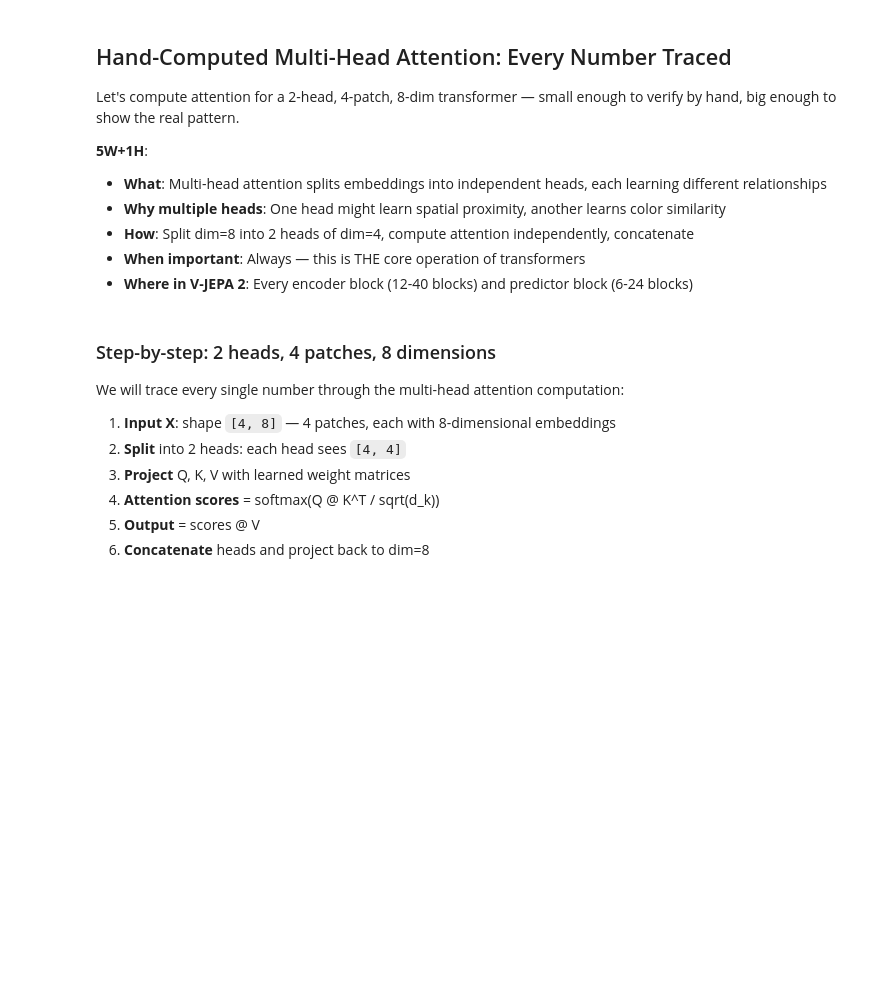
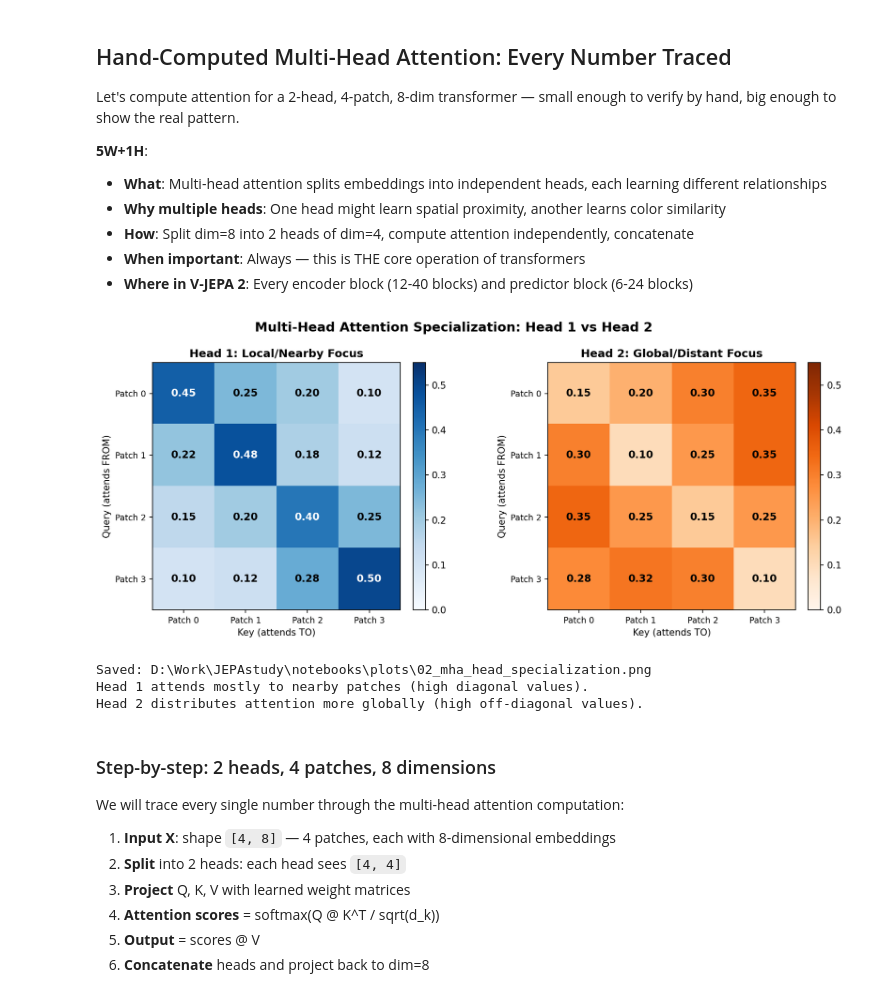
Before and after one commit to JeffrinSam/JEPAstudy, a Jupyter notebook: notebooks/02_VJEPA2_Architecture.ipynb, the cells around one changed output. Cells and saved outputs as stored; diff of their text form; code cells hidden in the pictures; blank space fills up the shorter version.

```diff
--- a/notebooks/02_VJEPA2_Architecture.ipynb
+++ b/notebooks/02_VJEPA2_Architecture.ipynb
@@ -3131,6 +3208,74 @@ Let's compute attention for a 2-head, 4-patch, 8-dim transformer — small enoug
 - **How**: Split dim=8 into 2 heads of dim=4, compute attention independently, concatenate
 - **When important**: Always — this is THE core operation of transformers
 - **Where in V-JEPA 2**: Every encoder block (12-40 blocks) and predictor block (6-24 blocks)
+# %%
+import os
+import numpy as np
+import matplotlib
+matplotlib.use("Agg")
+import matplotlib.pyplot as plt
+
+_plots_dir = os.path.join(os.getcwd(), 'plots')
+os.makedirs(_plots_dir, exist_ok=True)
+
+np.random.seed(0)
+
+# Simulate 2-head attention for 4 patches (as in hand-computed example)
+# Head 1: focuses on local/nearby patches (diagonal-heavy)
+attn_head1 = np.array([
+    [0.45, 0.25, 0.20, 0.10],
+    [0.22, 0.48, 0.18, 0.12],
+    [0.15, 0.20, 0.40, 0.25],
+    [0.10, 0.12, 0.28, 0.50],
+])
+
+# Head 2: focuses on global/distant patches (off-diagonal)
+attn_head2 = np.array([
+    [0.15, 0.20, 0.30, 0.35],
+    [0.30, 0.10, 0.25, 0.35],
+    [0.35, 0.25, 0.15, 0.25],
+    [0.28, 0.32, 0.30, 0.10],
+])
+
+fig, axes = plt.subplots(1, 2, figsize=(12, 5))
+fig.suptitle("Multi-Head Attention Specialization: Head 1 vs Head 2", fontsize=14, fontweight='bold')
+
+patch_labels = ['Patch 0', 'Patch 1', 'Patch 2', 'Patch 3']
+
+for ax, attn, title, cmap in zip(axes, [attn_head1, attn_head2],
+                                  ['Head 1: Local/Nearby Focus', 'Head 2: Global/Distant Focus'],
+                                  ['Blues', 'Oranges']):
+    im = ax.imshow(attn, cmap=cmap, vmin=0, vmax=0.55, aspect='equal')
+    ax.set_title(title, fontsize=12, fontweight='bold')
+    ax.set_xticks(range(4))
+    ax.set_yticks(range(4))
+    ax.set_xticklabels(patch_labels, fontsize=9)
+    ax.set_yticklabels(patch_labels, fontsize=9)
+    ax.set_xlabel("Key (attends TO)", fontsize=10)
+    ax.set_ylabel("Query (attends FROM)", fontsize=10)
+    # Annotate values
+    for i in range(4):
+        for j in range(4):
+            ax.text(j, i, f'{attn[i,j]:.2f}', ha='center', va='center',
+                    fontsize=11, fontweight='bold',
+                    color='white' if attn[i,j] > 0.35 else 'black')
+    plt.colorbar(im, ax=ax, fraction=0.046, pad=0.04)
+
+plt.tight_layout()
+save_path = os.path.join(_plots_dir, '02_mha_head_specialization.png')
+plt.savefig(save_path, dpi=150, bbox_inches='tight')
+plt.close()
+
+from IPython.display import Image as IPImage, display
+display(IPImage(filename=save_path))
+print(f"Saved: {save_path}")
+print("Head 1 attends mostly to nearby patches (high diagonal values).")
+print("Head 2 distributes attention more globally (high off-diagonal values).")
+# %% [output]
+[figure, added]
+Saved: D:\Work\JEPAstudy\notebooks\plots\02_mha_head_specialization.png
+Head 1 attends mostly to nearby patches (high diagonal values).
+Head 2 distributes attention more globally (high off-diagonal values).
 # %% [markdown]
 ### Step-by-step: 2 heads, 4 patches, 8 dimensions
 
```
Also changed, not shown: parts of 12 cells of this notebook, 17 other files.
